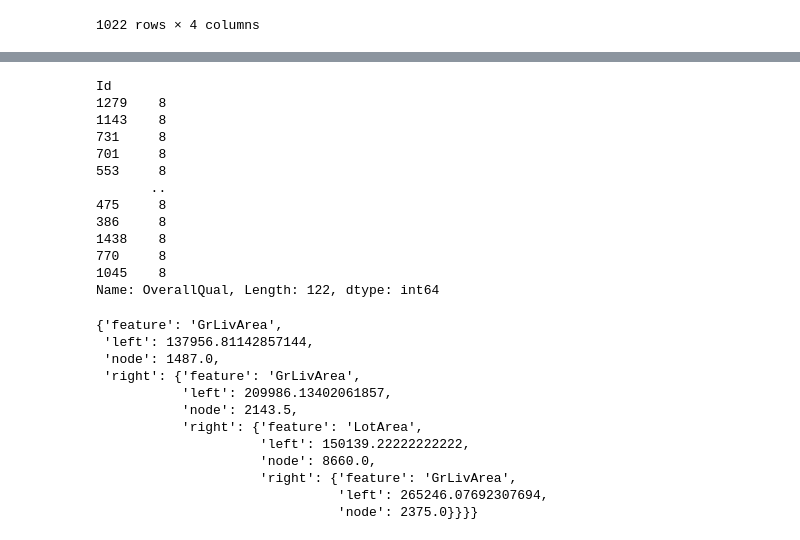
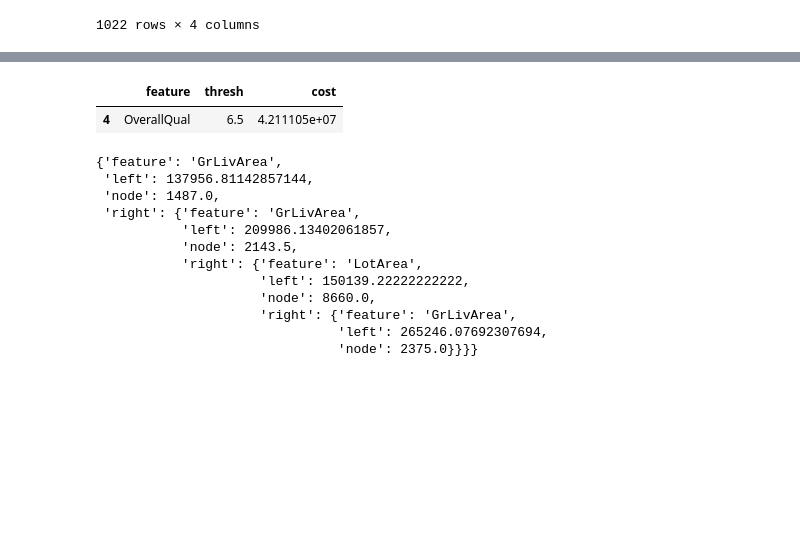
Before and after one commit to ashen007/Tree-based-regression-model, a Jupyter notebook: train.ipynb, the cells around one changed output, grey strips where cells are left out. Saved outputs shown, nothing was run; the diff lists cells and outputs as text; code cells hidden in the pictures; blank space fills up the shorter version.

```diff
--- a/train.ipynb
+++ b/train.ipynb
@@ -210,19 +123,0 @@ plt.show()
-# %%
-root = reg.RootNode(train,'OverallQual','SalePrice',4).best_split()[1]
-left = train[train['OverallQual']<=root]
-right = train[train['OverallQual']>root]
-right[right['OverallQual']<=reg.RootNode(right,'OverallQual','SalePrice',4).best_split()[1]]['OverallQual']
-# %% [output]
-Id
-1279    8
-1143    8
-731     8
-701     8
-553     8
-       ..
-475     8
-386     8
-1438    8
-770     8
-1045    8
-Name: OverallQual, Length: 122, dtype: int64
@@ -232,3 +124,8 @@ tree_mf = model_mf.builder(train)
+# %%
+cost.sort_values(by='thresh').head(1)
+# %% [output]
+|  | feature | thresh | cost |
+| 4 | OverallQual | 6.5 | 4.211105e+07 |
 # %%
 import pprint
 pprint.pprint(tree)
```
Also changed, not shown: parts of 12 cells of this notebook, 1 other file.
